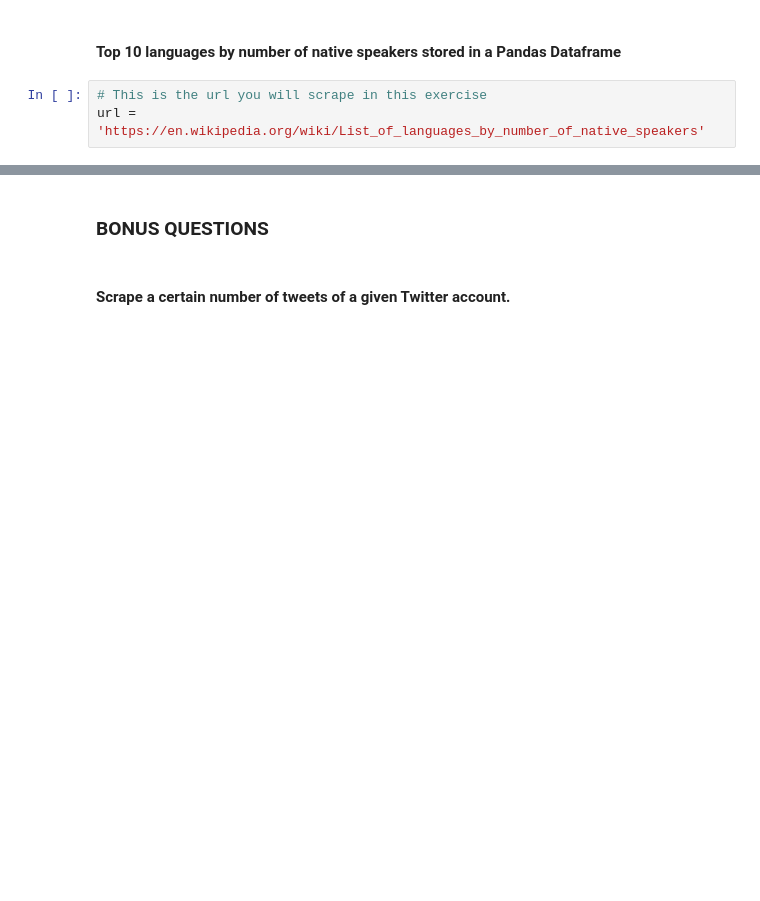
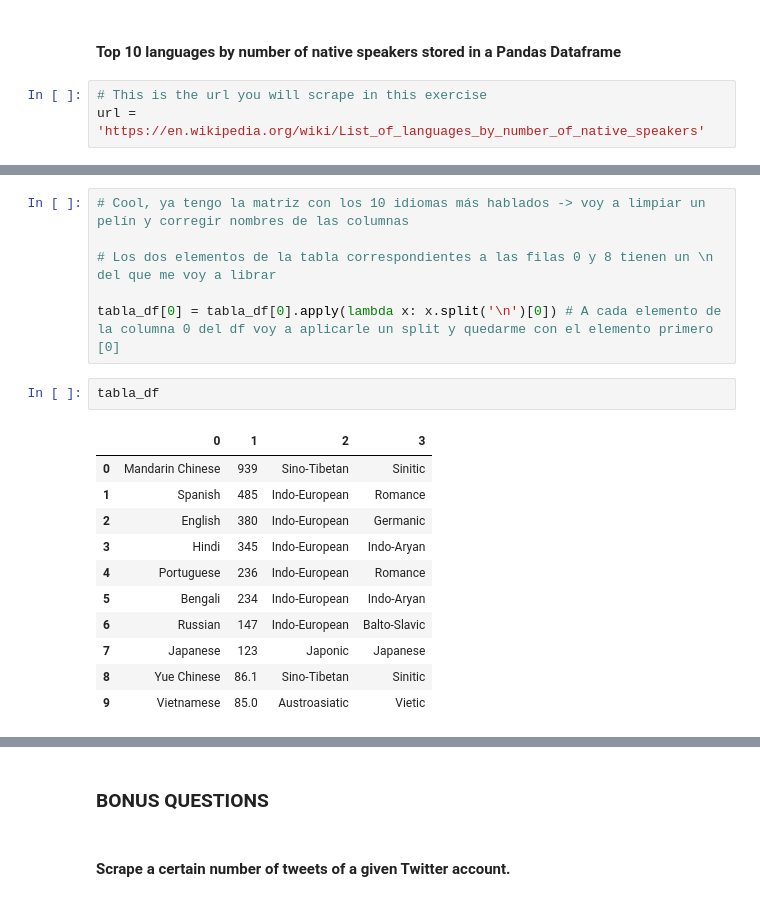
Before and after one commit to Ironhack-Data-Madrid-Octubre-2023/4.3-lab_web_scraping_selenium, a Jupyter notebook: your-code/main.ipynb, the cells around one changed output, grey strips where cells are left out. Cells and saved outputs as stored; diff of their text form; blank space fills up the shorter version.

```diff
--- a/your-code/main.ipynb
+++ b/your-code/main.ipynb
@@ -513,0 +665,20 @@ url = 'https://en.wikipedia.org/wiki/List_of_languages_by_number_of_native_speak
+# %%
+# Cool, ya tengo la matriz con los 10 idiomas más hablados -> voy a limpiar un pelín y corregir nombres de las columnas
+
+# Los dos elementos de la tabla correspondientes a las filas 0 y 8 tienen un \n del que me voy a librar
+
+tabla_df[0] = tabla_df[0].apply(lambda x: x.split('\n')[0]) # A cada elemento de la columna 0 del df voy a aplicarle un split y quedarme con el elemento primero [0]
+# %%
+tabla_df
+# %% [output]
+|  | 0 | 1 | 2 | 3 |
+| 0 | Mandarin Chinese | 939 | Sino-Tibetan | Sinitic |
+| 1 | Spanish | 485 | Indo-European | Romance |
+| 2 | English | 380 | Indo-European | Germanic |
+| 3 | Hindi | 345 | Indo-European | Indo-Aryan |
+| 4 | Portuguese | 236 | Indo-European | Romance |
+| 5 | Bengali | 234 | Indo-European | Indo-Aryan |
+| 6 | Russian | 147 | Indo-European | Balto-Slavic |
+| 7 | Japanese | 123 | Japonic | Japanese |
+| 8 | Yue Chinese | 86.1 | Sino-Tibetan | Sinitic |
+| 9 | Vietnamese | 85.0 | Austroasiatic | Vietic |
```
Also changed, not shown: parts of 31 cells of this notebook.
